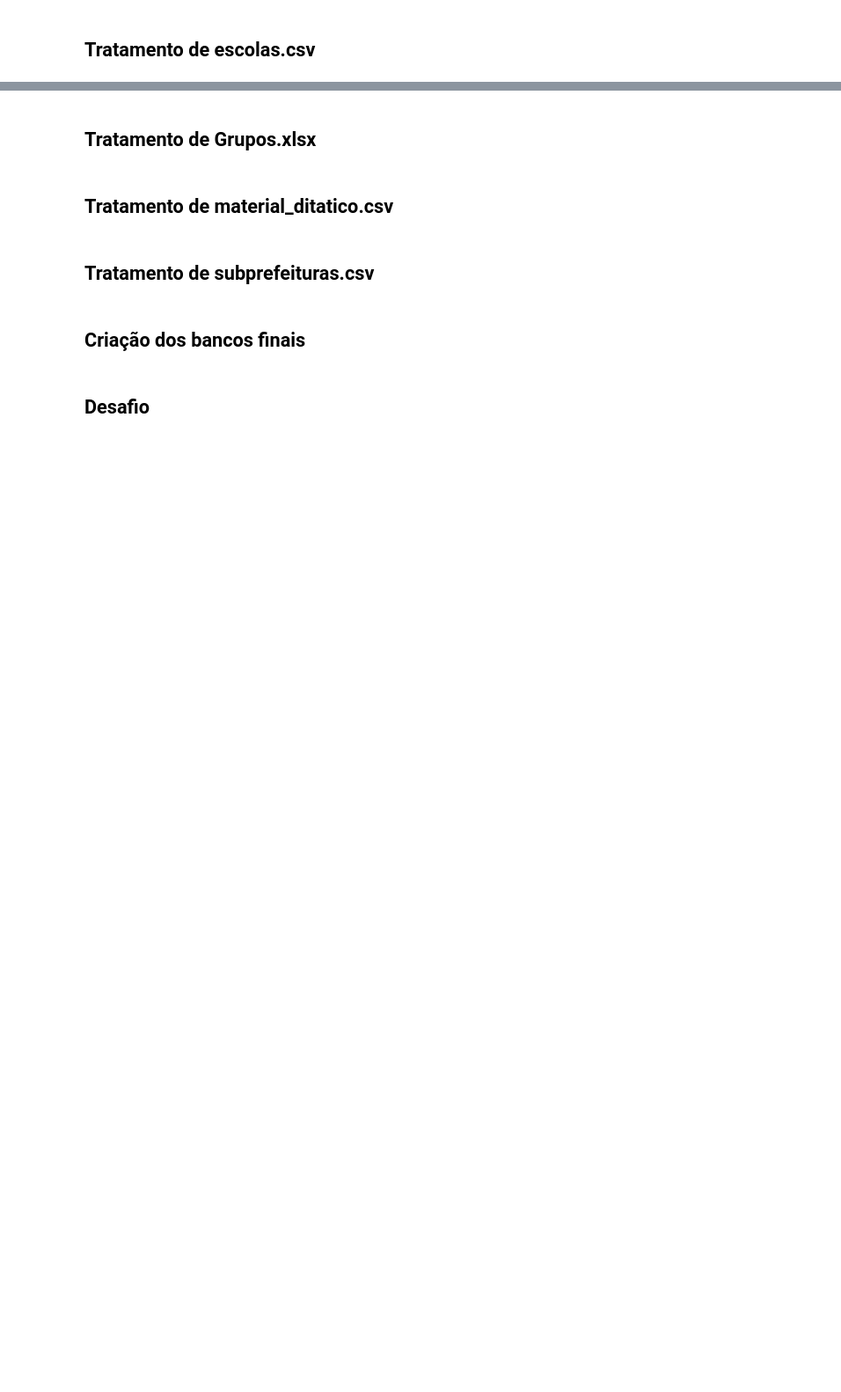
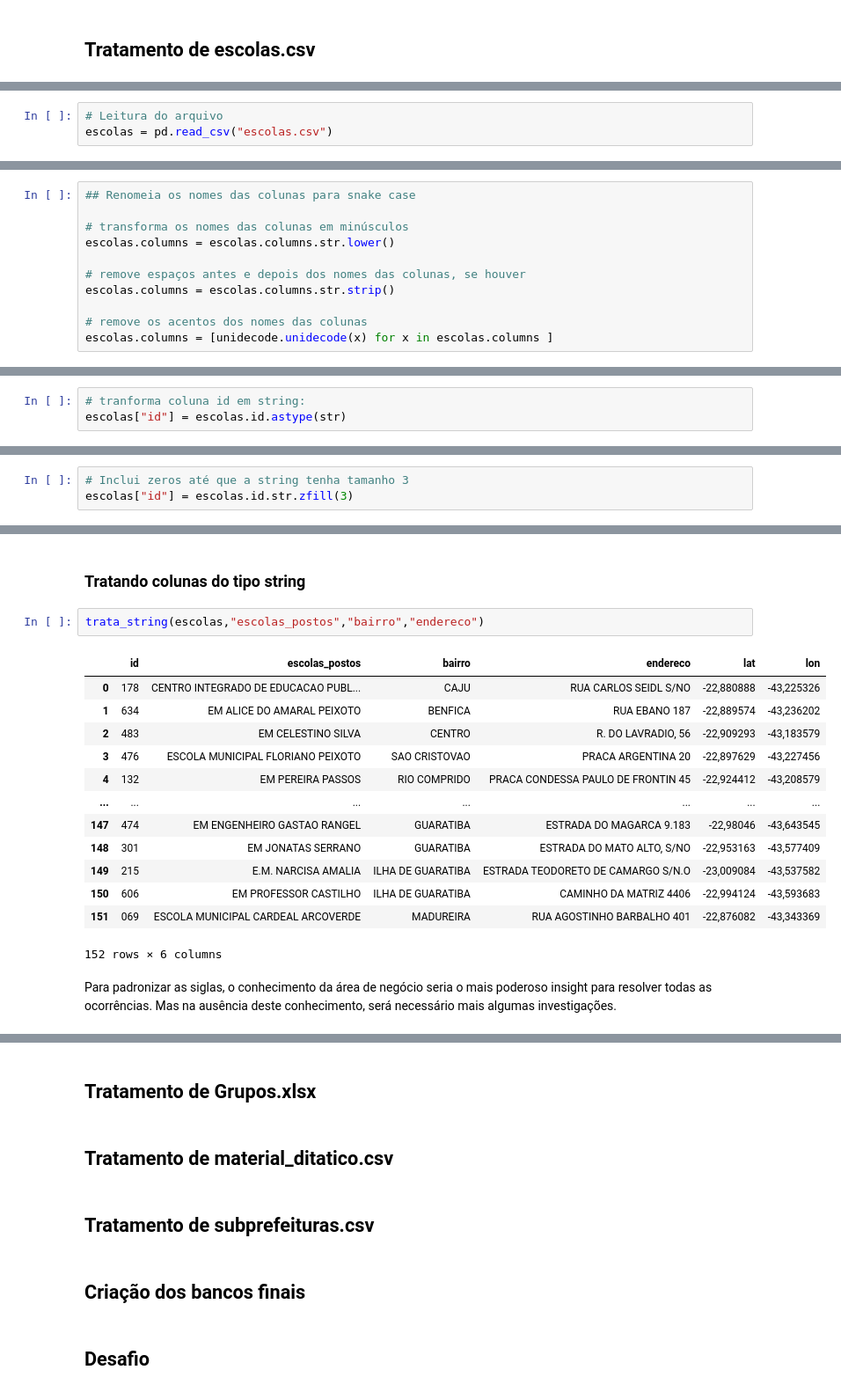
Before and after one commit to olimaandreza/pyhton-projeto-tratamento-dados, a Jupyter notebook: projeto.ipynb, the cells around one changed output, grey strips where cells are left out. Shown: that part at 88% size. Drawn from its saved outputs; the diff is of its cells as text; blank space fills up the shorter version.

Commit message:
Add tratamento de escolas.csv

```diff
--- a/projeto.ipynb
+++ b/projeto.ipynb
@@ -40,0 +64,3 @@ _______
+# %%
+# Leitura do arquivo
+escolas = pd.read_csv("escolas.csv")
@@ -40,0 +110,11 @@ _______
+# %%
+## Renomeia os nomes das colunas para snake case
+
+# transforma os nomes das colunas em minúsculos
+escolas.columns = escolas.columns.str.lower()
+
+# remove espaços antes e depois dos nomes das colunas, se houver
+escolas.columns = escolas.columns.str.strip()
+
+# remove os acentos dos nomes das colunas
+escolas.columns = [unidecode.unidecode(x) for x in escolas.columns ]
@@ -40,0 +148,3 @@ _______
+# %%
+# tranforma coluna id em string:
+escolas["id"] = escolas.id.astype(str)
@@ -40,0 +169,3 @@ _______
+# %%
+# Inclui zeros até que a string tenha tamanho 3
+escolas["id"] = escolas.id.str.zfill(3)
@@ -40,0 +192,20 @@ _______
+# %% [markdown]
+### Tratando colunas do tipo string
+# %%
+trata_string(escolas,"escolas_postos","bairro","endereco")
+# %% [output]
+|  | id | escolas_postos | bairro | endereco | lat | lon |
+| 0 | 178 | CENTRO INTEGRADO DE EDUCACAO PUBL... | CAJU | RUA CARLOS SEIDL S/NO | -22,880888 | -43,225326 |
+| 1 | 634 | EM ALICE DO AMARAL PEIXOTO | BENFICA | RUA EBANO 187 | -22,889574 | -43,236202 |
+| 2 | 483 | EM CELESTINO SILVA | CENTRO | R. DO LAVRADIO, 56 | -22,909293 | -43,183579 |
+| 3 | 476 | ESCOLA MUNICIPAL FLORIANO PEIXOTO | SAO CRISTOVAO | PRACA ARGENTINA 20 | -22,897629 | -43,227456 |
+| 4 | 132 | EM PEREIRA PASSOS | RIO COMPRIDO | PRACA CONDESSA PAULO DE FRONTIN 45 | -22,924412 | -43,208579 |
+| ... | ... | ... | ... | ... | ... | ... |
+| 147 | 474 | EM ENGENHEIRO GASTAO RANGEL | GUARATIBA | ESTRADA DO MAGARCA 9.183 | -22,98046 | -43,643545 |
+| 148 | 301 | EM JONATAS SERRANO | GUARATIBA | ESTRADA DO MATO ALTO, S/NO | -22,953163 | -43,577409 |
+| 149 | 215 | E.M. NARCISA AMALIA | ILHA DE GUARATIBA | ESTRADA TEODORETO DE CAMARGO S/N.O | -23,009084 | -43,537582 |
+| 150 | 606 | EM PROFESSOR CASTILHO | ILHA DE GUARATIBA | CAMINHO DA MATRIZ 4406 | -22,994124 | -43,593683 |
+| 151 | 069 | ESCOLA MUNICIPAL CARDEAL ARCOVERDE | MADUREIRA | RUA AGOSTINHO BARBALHO 401 | -22,876082 | -43,343369 |
+152 rows × 6 columns
+# %% [markdown]
+Para padronizar as siglas, o conhecimento da área de negócio seria o mais poderoso insight para resolver todas as ocorrências. Mas na ausência deste conhecimento, será necessário mais algumas investigações.
```
Also changed, not shown: parts of 21 cells of this notebook.
